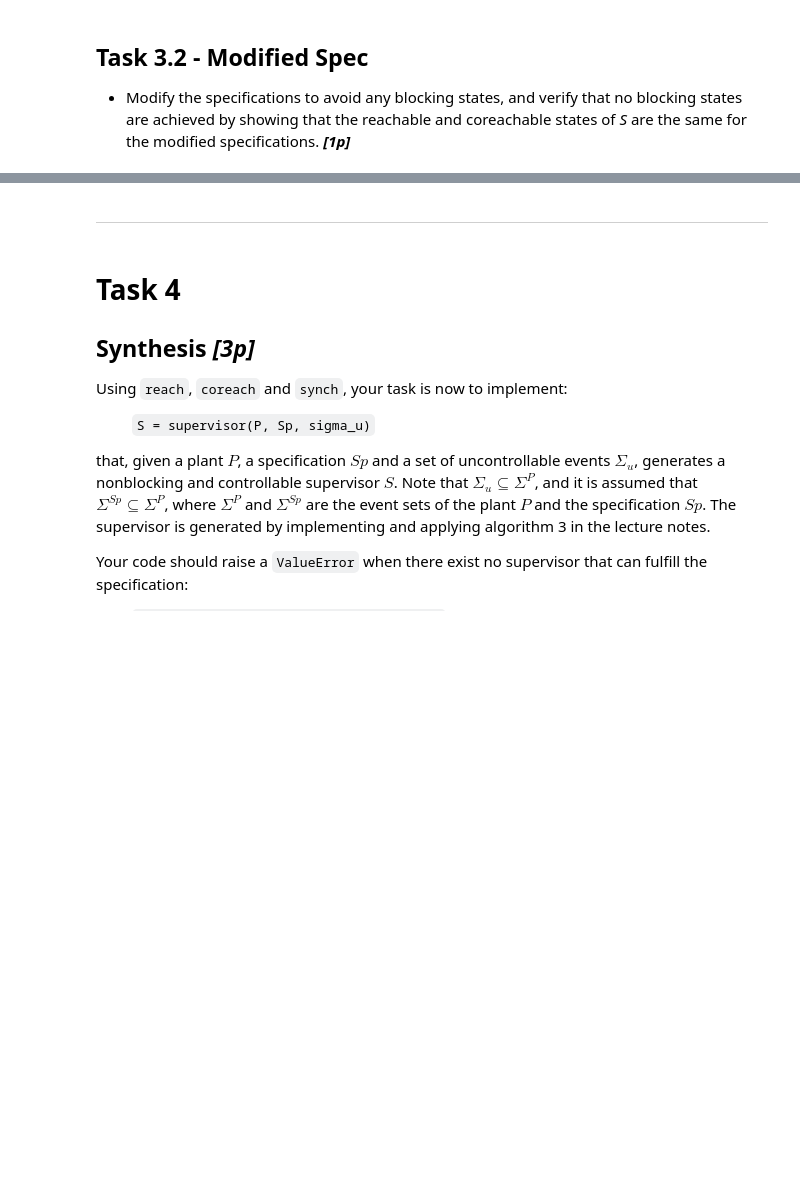
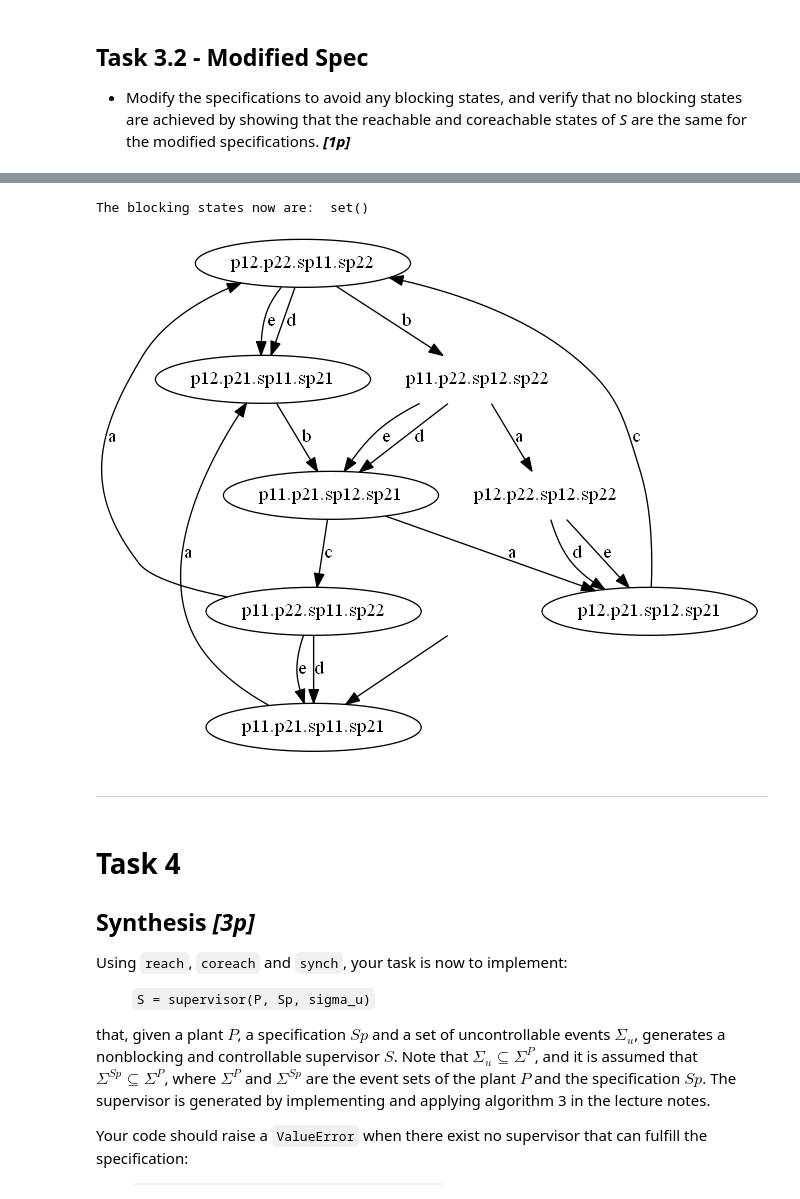
Before and after one commit to staniewicz-git/SSY165, a Jupyter notebook: sync_and_synth.ipynb, the cells around one changed output, grey strips where cells are left out. Saved outputs shown, nothing was run; the diff lists cells and outputs as text; code cells hidden in the pictures; blank space fills up the shorter version.

```diff
--- a/sync_and_synth.ipynb
+++ b/sync_and_synth.ipynb
@@ -646,3 +691,37 @@ plot_automaton(S_new, 'S_new')
+# %%
+# Now synchronize with the new specifications
+P1 = Automaton(
+    states={'p11', 'p12'},
+    init='p11',
+    events={'a', 'b'},
+    trans={
+        Transition('p11', 'a', 'p12'),
+        Transition('p12', 'b', 'p11')
+    }
+)
+
+P2 = Automaton(
+    states={'p21', 'p22'},
+    init='p21',
+    events={'c', 'd', 'e'},
+    trans={
+        Transition('p21', 'c', 'p22'),
+        Transition('p22', 'd', 'p21'),
+        Transition('p22', 'e', 'p21')
+    }
+)
+
+S_new = synch(synch(P1, P2), synch(sp1_new, sp2_new))
+reachable_new = reach(S_new.events, S_new.trans, {S_new.init}, set())
+coreachable_new = coreach(S_new.events, S_new.trans, S_new.marked, set())
+blocking_new = reachable_new - coreachable_new
+
+
+print('The blocking states now are: ', blocking_new)
+plot_automaton(S_new, 'S_new')
+# %% [output]
+The blocking states now are:  set()
+[figure, added]
 # %%
 assert type(S_new) is Automaton
 assert reachable_new is not None
```
Also changed, not shown: parts of 7 cells of this notebook, 4 other files.
